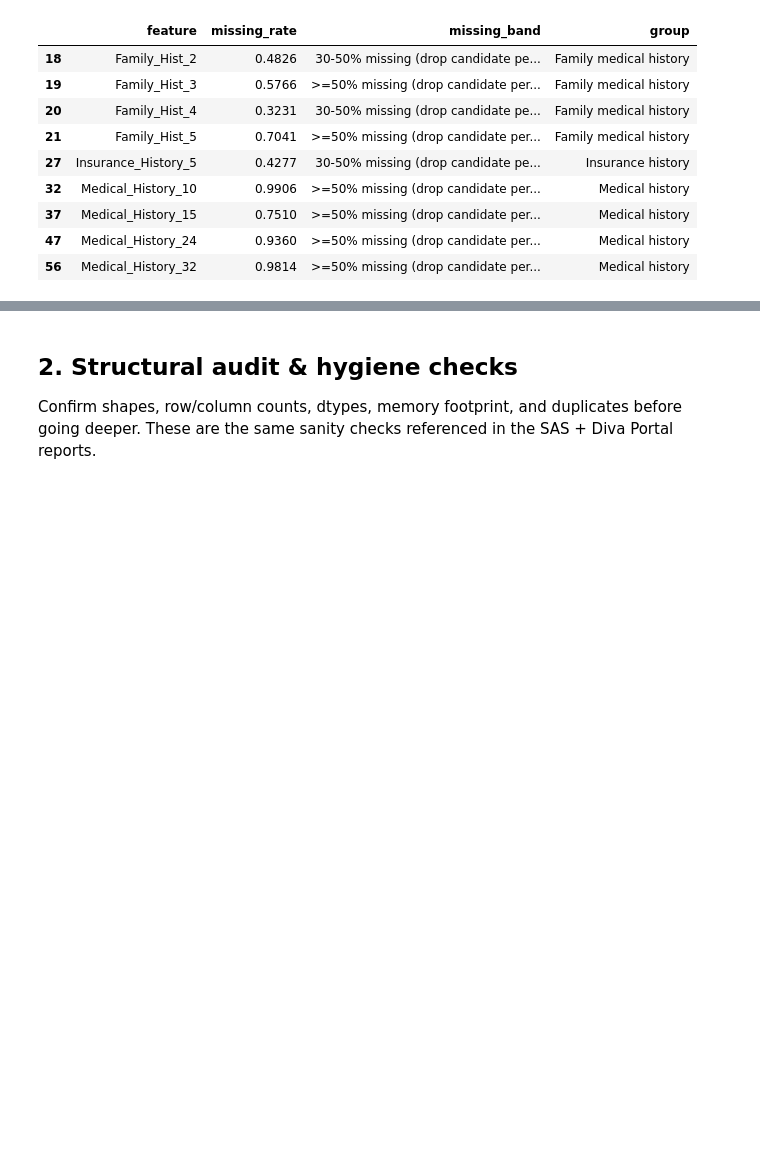
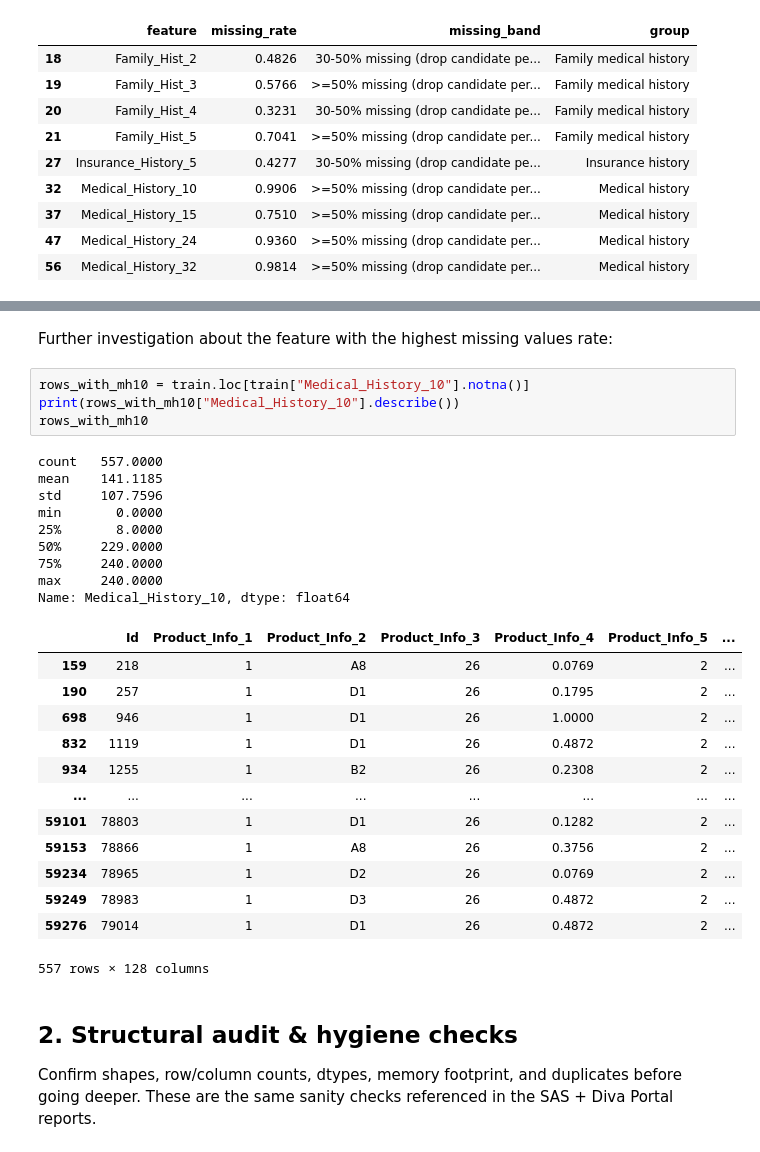
Before and after one commit to cyrilgabriele/DeepLearning, a Jupyter notebook: src/data/playground/data_insights.ipynb, the cells around one changed output, grey strips where cells are left out. Saved outputs shown, nothing was run; the diff lists cells and outputs as text; blank space fills up the shorter version.

```diff
--- a/src/data/playground/data_insights.ipynb
+++ b/src/data/playground/data_insights.ipynb
@@ -204,3 +262,32 @@ Columns breaching the 30% and 50% missing thresholds:
+# %% [markdown]
+Further investigation about the feature with the highest missing values rate:
+# %%
+rows_with_mh10 = train.loc[train["Medical_History_10"].notna()]
+print(rows_with_mh10["Medical_History_10"].describe())
+rows_with_mh10
+# %% [output]
+count   557.0000
+mean    141.1185
+std     107.7596
+min       0.0000
+25%       8.0000
+50%     229.0000
+75%     240.0000
+max     240.0000
+Name: Medical_History_10, dtype: float64
+|  | Id | Product_Info_1 | Product_Info_2 | Product_Info_3 | Product_Info_4 | Product_Info_5 | ... |
+| 159 | 218 | 1 | A8 | 26 | 0.0769 | 2 | ... |
+| 190 | 257 | 1 | D1 | 26 | 0.1795 | 2 | ... |
+| 698 | 946 | 1 | D1 | 26 | 1.0000 | 2 | ... |
+| 832 | 1119 | 1 | D1 | 26 | 0.4872 | 2 | ... |
+| 934 | 1255 | 1 | B2 | 26 | 0.2308 | 2 | ... |
+| ... | ... | ... | ... | ... | ... | ... | ... |
+| 59101 | 78803 | 1 | D1 | 26 | 0.1282 | 2 | ... |
+| 59153 | 78866 | 1 | A8 | 26 | 0.3756 | 2 | ... |
+| 59234 | 78965 | 1 | D2 | 26 | 0.0769 | 2 | ... |
+| 59249 | 78983 | 1 | D3 | 26 | 0.4872 | 2 | ... |
+| 59276 | 79014 | 1 | D1 | 26 | 0.4872 | 2 | ... |
+557 rows × 128 columns
 # %% [markdown]
 
 ## 2. Structural audit & hygiene checks
```
Also changed, not shown: parts of 5 cells of this notebook.
